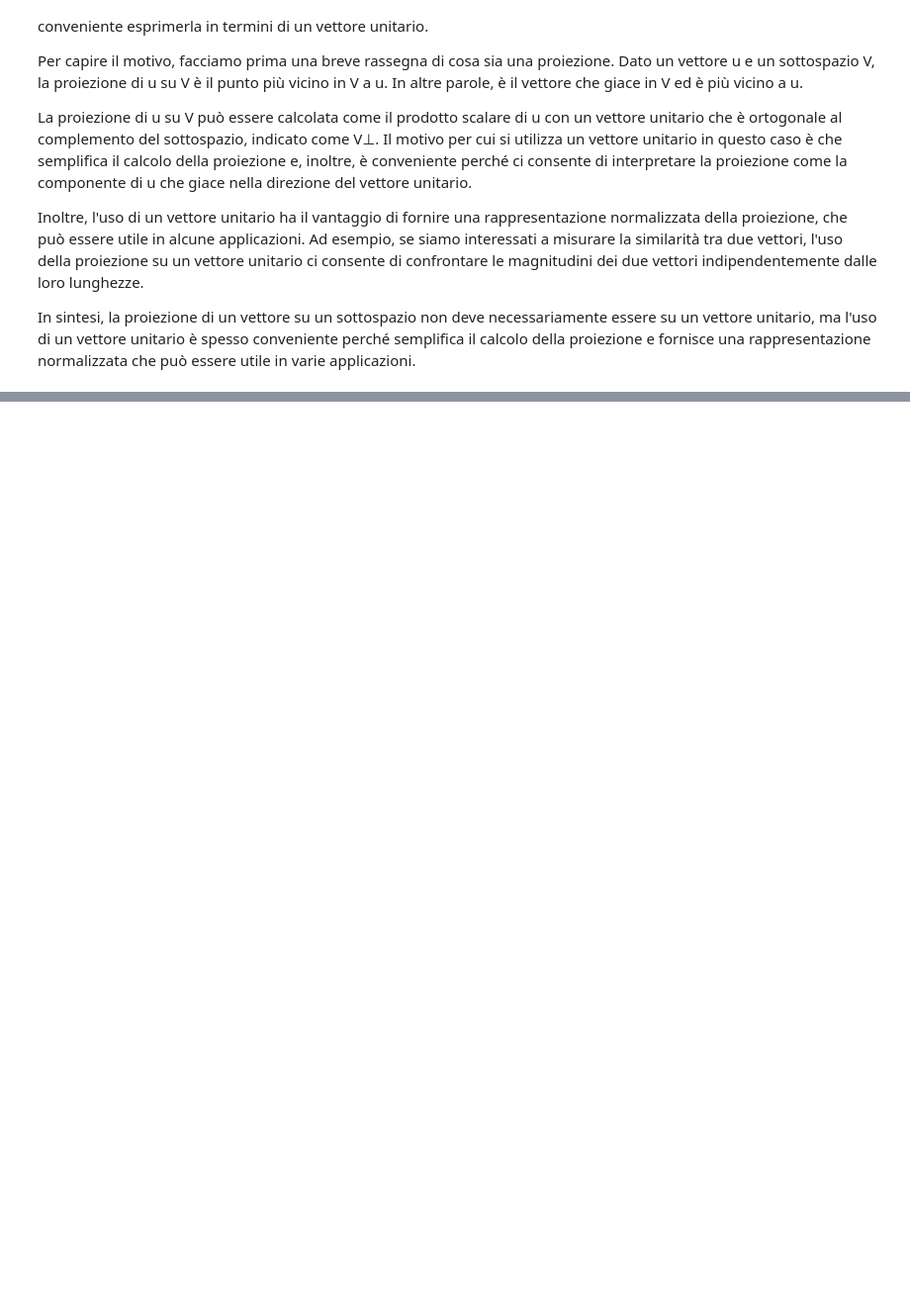
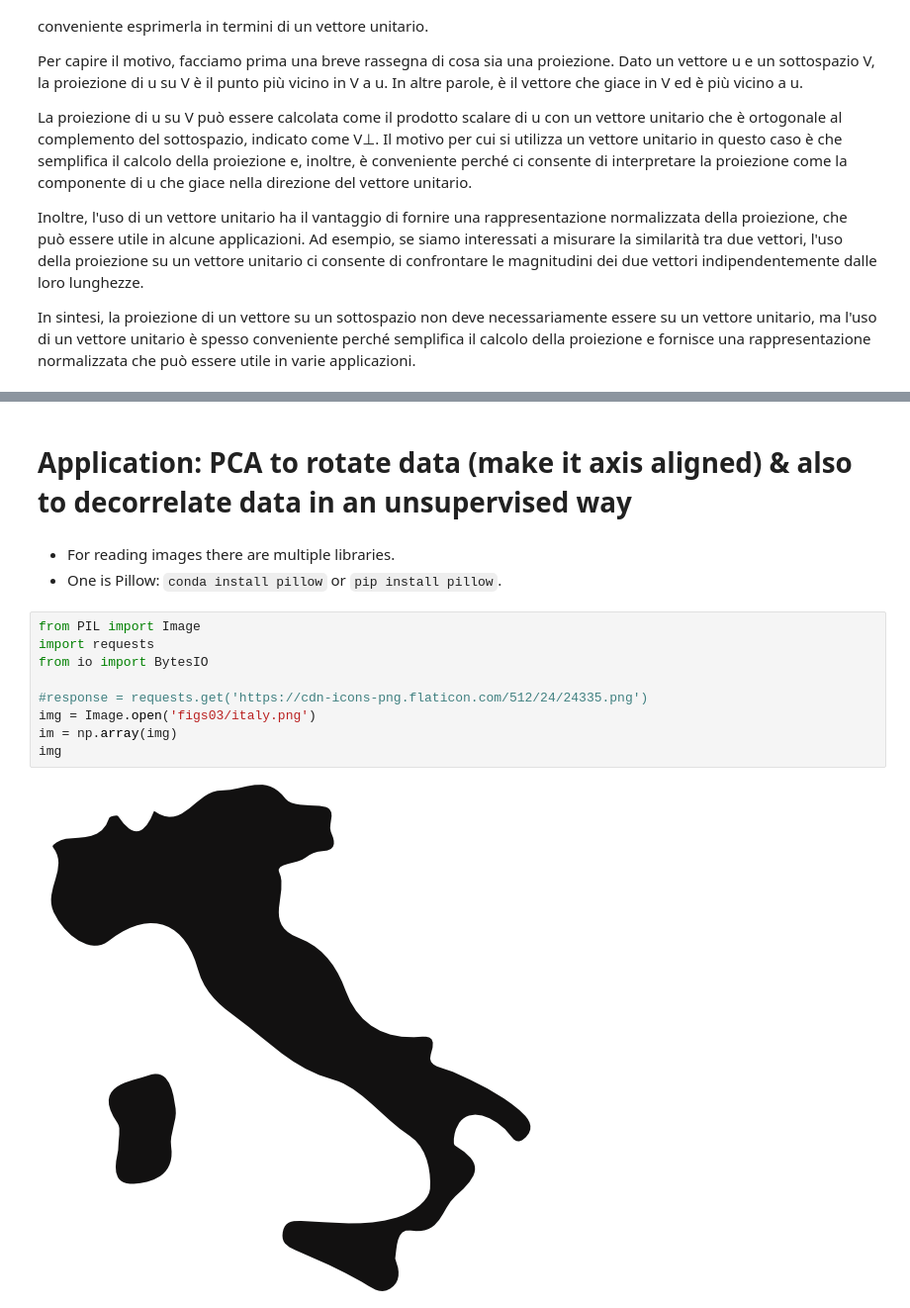
Before and after one commit to xGodlike0/AI-ML-Unit-2-GODLIKE, a Jupyter notebook: AA2223/course/ALL-IN-ONE/ML-bible.ipynb, the cells around one changed output, grey strips where cells are left out. Shown at 99% size. Saved outputs shown, nothing was run; the diff lists cells and outputs as text; blank space fills up the shorter version.

```diff
--- a/AA2223/course/ALL-IN-ONE/ML-bible.ipynb
+++ b/AA2223/course/ALL-IN-ONE/ML-bible.ipynb
@@ -719,0 +988,16 @@ In sintesi, gli autovettori sono utilizzati in PCA per calcolare le combinazioni
+# %% [markdown]
+# Application: PCA to rotate data (make it axis aligned) & also to decorrelate data in an unsupervised way
+# %% [markdown]
+- For reading images there are multiple libraries.
+- One is Pillow: `conda install pillow` or `pip install pillow`.
+# %%
+from PIL import Image
+import requests
+from io import BytesIO
+
+#response = requests.get('https://cdn-icons-png.flaticon.com/512/24/24335.png')
+img = Image.open('figs03/italy.png')
+im = np.array(img)
+img
+# %% [output]
+[figure, added]
```
Also changed, not shown: parts of 51 cells of this notebook, 19 other files.
